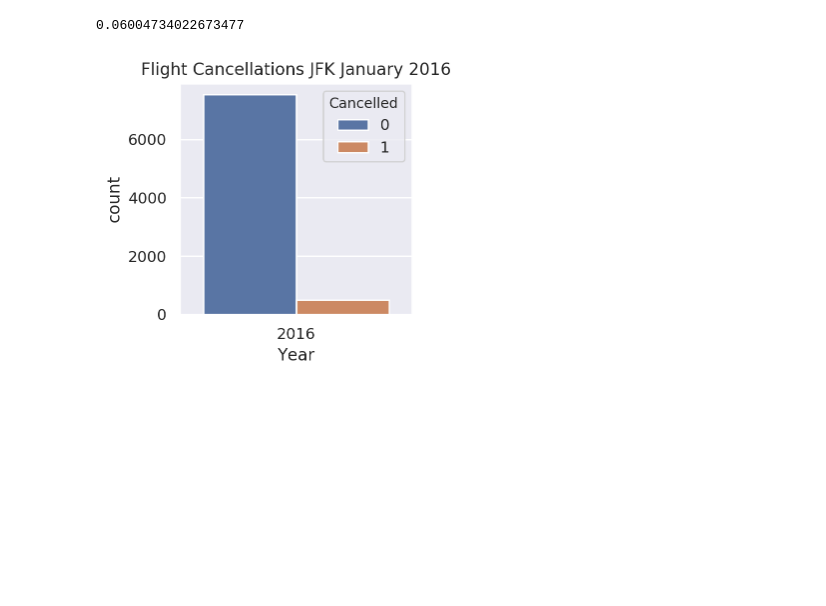
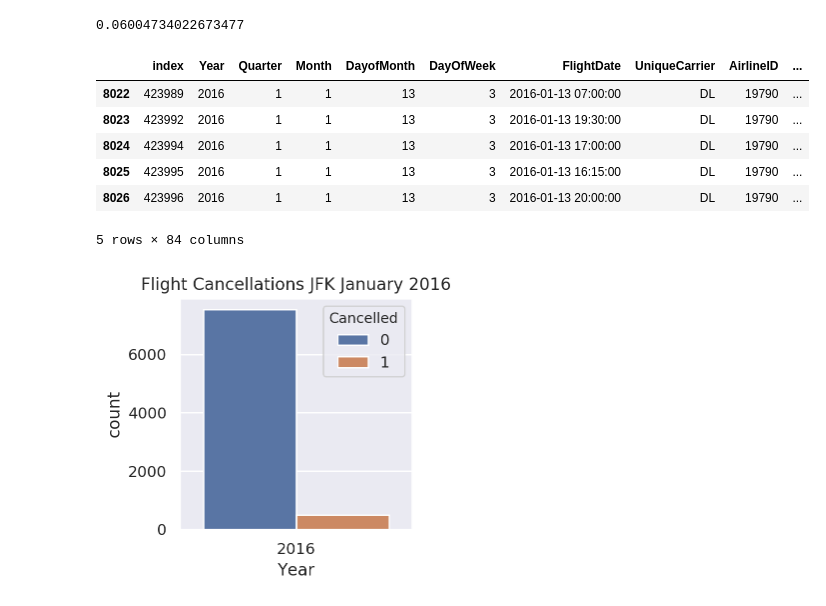
Before and after one commit to fausa/ADS508, a Jupyter notebook: Susy_EDA.ipynb, the cells around one changed output. Saved outputs shown, nothing was run; the diff lists cells and outputs as text; code cells hidden in the pictures; blank space fills up the shorter version.

```diff
--- a/Susy_EDA.ipynb
+++ b/Susy_EDA.ipynb
@@ -1213,6 +1338,16 @@ xx=dff_Origin_JFK['Cancelled'].sum()
 xx/x[0]
 # %% [output]
 0.06004734022673477
+# %%
+dff_Origin_JFK.tail()
+# %% [output]
+|  | index | Year | Quarter | Month | DayofMonth | DayOfWeek | FlightDate | UniqueCarrier | AirlineID | ... |
+| 8022 | 423989 | 2016 | 1 | 1 | 13 | 3 | 2016-01-13 07:00:00 | DL | 19790 | ... |
+| 8023 | 423992 | 2016 | 1 | 1 | 13 | 3 | 2016-01-13 19:30:00 | DL | 19790 | ... |
+| 8024 | 423994 | 2016 | 1 | 1 | 13 | 3 | 2016-01-13 17:00:00 | DL | 19790 | ... |
+| 8025 | 423995 | 2016 | 1 | 1 | 13 | 3 | 2016-01-13 16:15:00 | DL | 19790 | ... |
+| 8026 | 423996 | 2016 | 1 | 1 | 13 | 3 | 2016-01-13 20:00:00 | DL | 19790 | ... |
+5 rows × 84 columns
 # %%
 sns.set(rc={'figure.figsize':(3,3)})
 
```
Also changed, not shown: parts of 16 cells of this notebook.
